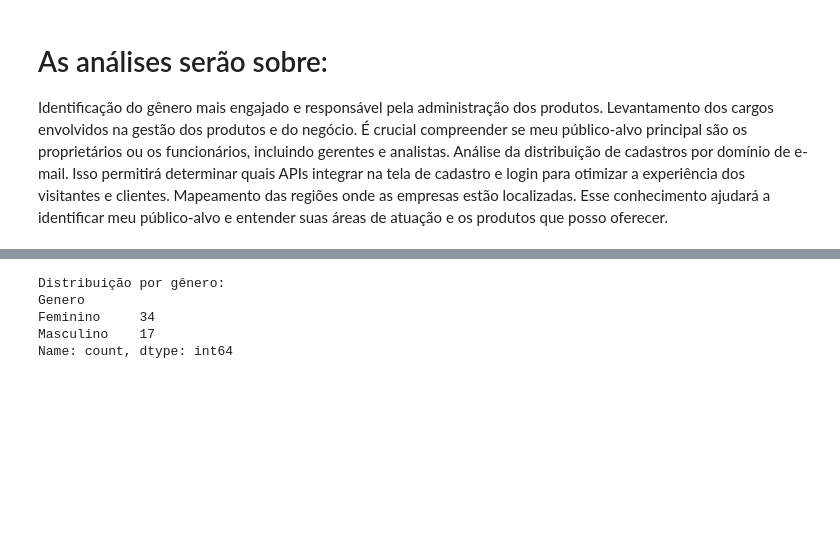
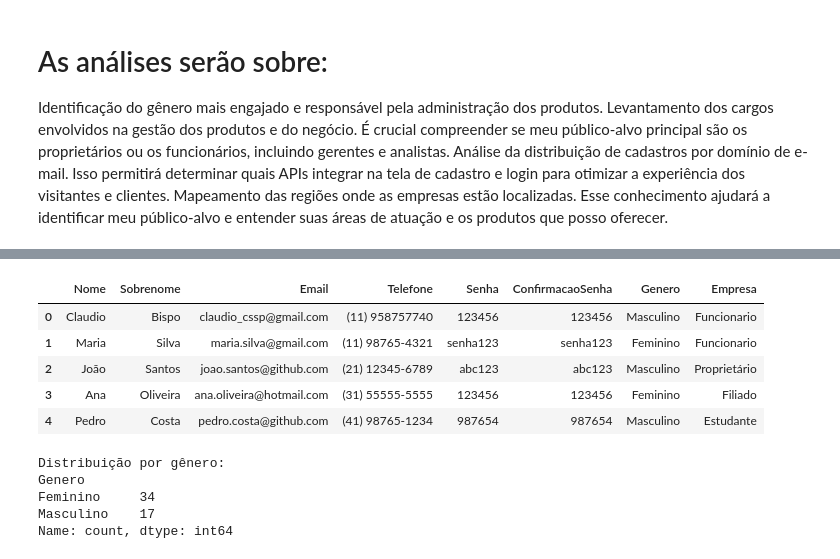
Before and after one commit to patinaomi/sprint-3-fiap, a Jupyter notebook: AI & Chatbot/Analise-Cadastro.ipynb, the cells around one changed output, grey strips where cells are left out. Saved outputs shown, nothing was run; the diff lists cells and outputs as text; code cells hidden in the pictures; blank space fills up the shorter version.

```diff
--- a/AI & Chatbot/Analise-Cadastro.ipynb
+++ b/AI & Chatbot/Analise-Cadastro.ipynb
@@ -29,6 +31,15 @@ dados.head()
 # %%
 # criar um dataframe
 tabela = pd.DataFrame(dados)
+# %%
+tabela.head()
+# %% [output]
+|  | Nome | Sobrenome | Email | Telefone | Senha | ConfirmacaoSenha | Genero | Empresa |
+| 0 | Claudio | Bispo | claudio_cssp@gmail.com | (11) 958757740 | 123456 | 123456 | Masculino | Funcionario |
+| 1 | Maria | Silva | maria.silva@gmail.com | (11) 98765-4321 | senha123 | senha123 | Feminino | Funcionario |
+| 2 | João | Santos | joao.santos@github.com | (21) 12345-6789 | abc123 | abc123 | Masculino | Proprietário |
+| 3 | Ana | Oliveira | ana.oliveira@hotmail.com | (31) 55555-5555 | 123456 | 123456 | Feminino | Filiado |
+| 4 | Pedro | Costa | pedro.costa@github.com | (41) 98765-1234 | 987654 | 987654 | Masculino | Estudante |
 # %%
 ##---------------------( Análise Gênero )---------------------##
 
```
Also changed, not shown: parts of 6 cells of this notebook, 5 other files.
